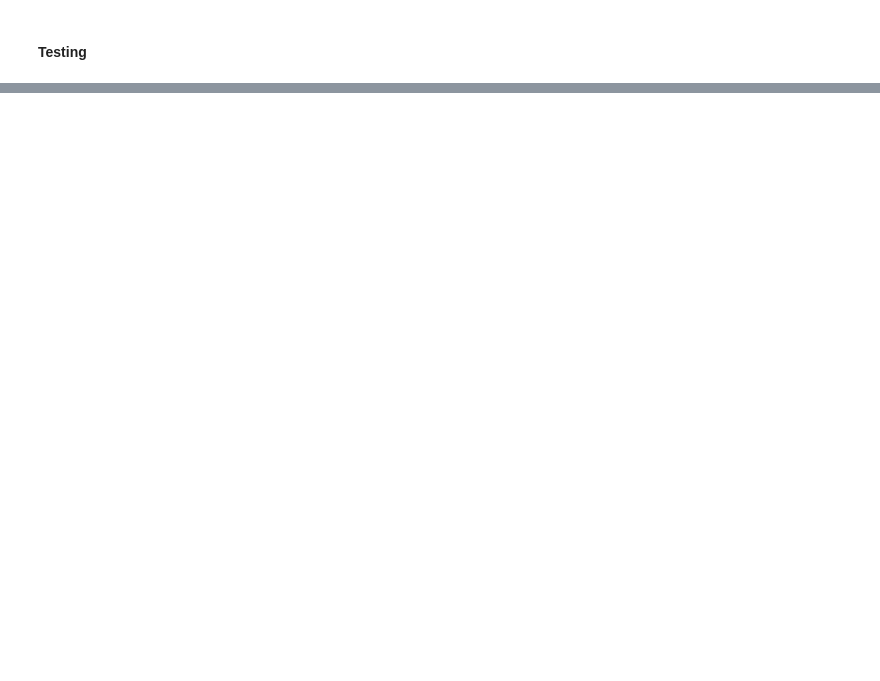
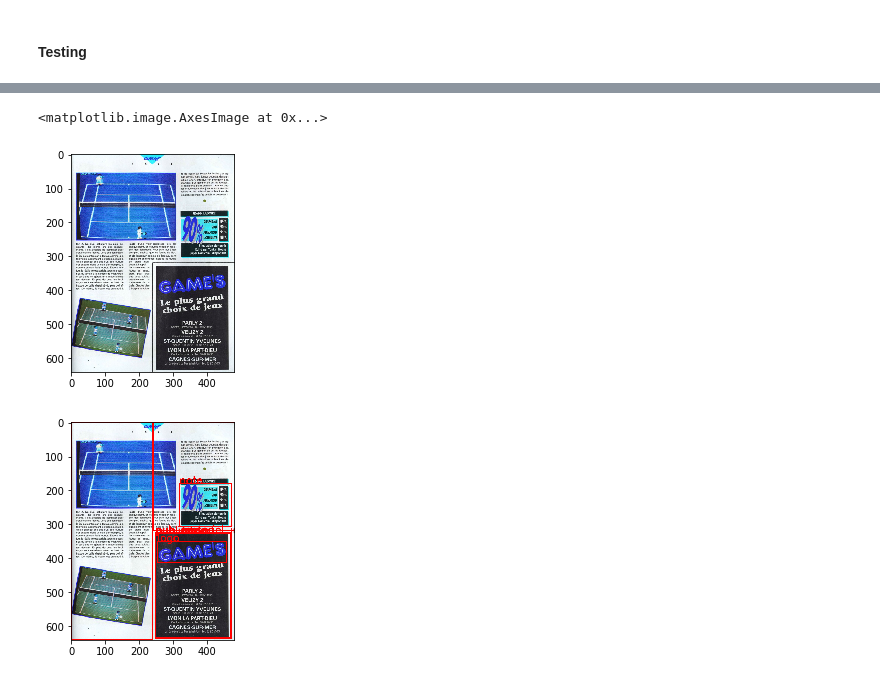
Before and after one commit to Amustache/pubrecon, a Jupyter notebook: project2/notebooks/2c. Working model.ipynb, the cells around one changed output, grey strips where cells are left out. Cells and saved outputs as stored; diff of their text form; code cells hidden in the pictures; blank space fills up the shorter version.

```diff
--- a/project2/notebooks/2c. Working model.ipynb
+++ b/project2/notebooks/2c. Working model.ipynb
@@ -349,0 +532,5 @@ for i in range(30):
+# %%
+sample_row = files.sample(1, random_state=SEED * 1337)
+sample_file = sample_row.iloc[0, 0]
+sample_data = df.loc[df['file_name'] == sample_file]
+sample_data
@@ -349,0 +551,13 @@ for i in range(30):
+# %%
+img = cv2.imread(sample_file)
+plt.imshow(img)
+for index, row in sample_data.iterrows():
+    class_name, xmin, ymin, xmax, ymax = row['class_name'], int(row['xmin']), int(row['ymin']), int(row['xmax']), int(row['ymax'])
+    cv2.rectangle(img, (xmin, ymin), (xmax, ymax), (255,0,0), 2)
+    cv2.putText(img, class_name, (xmin, ymin), cv2.FONT_HERSHEY_SIMPLEX, 1, (255,0,0), 2, cv2.LINE_AA)
+plt.figure()
+plt.imshow(img)
+# %% [output]
+<matplotlib.image.AxesImage at 0x...>
+[figure, added]
+[figure, added]
```
Also changed, not shown: parts of 23 cells of this notebook.
